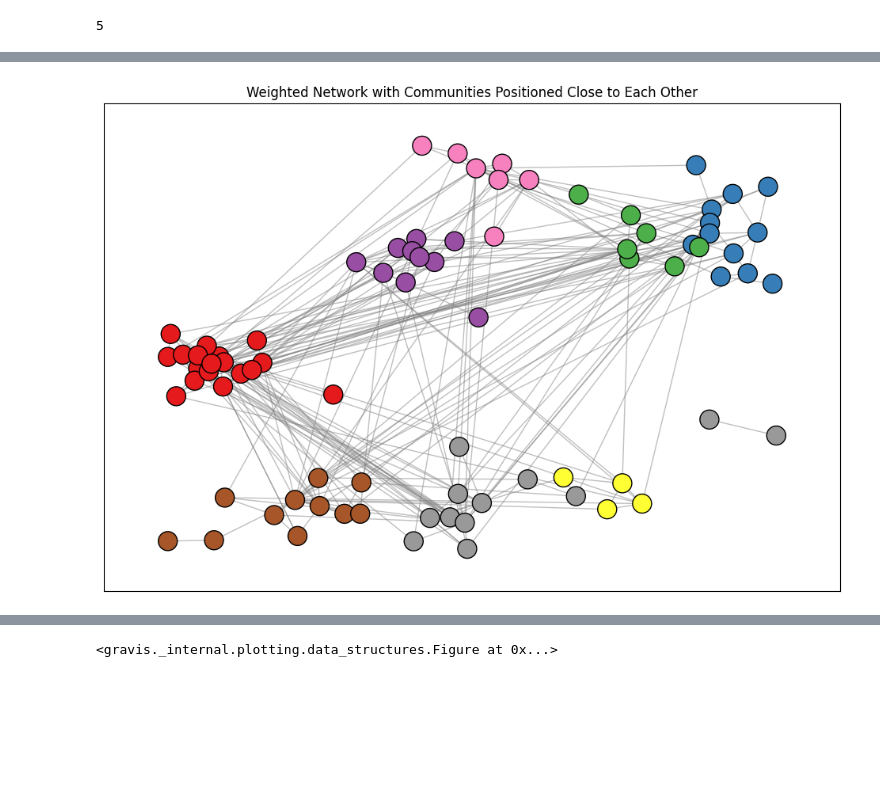
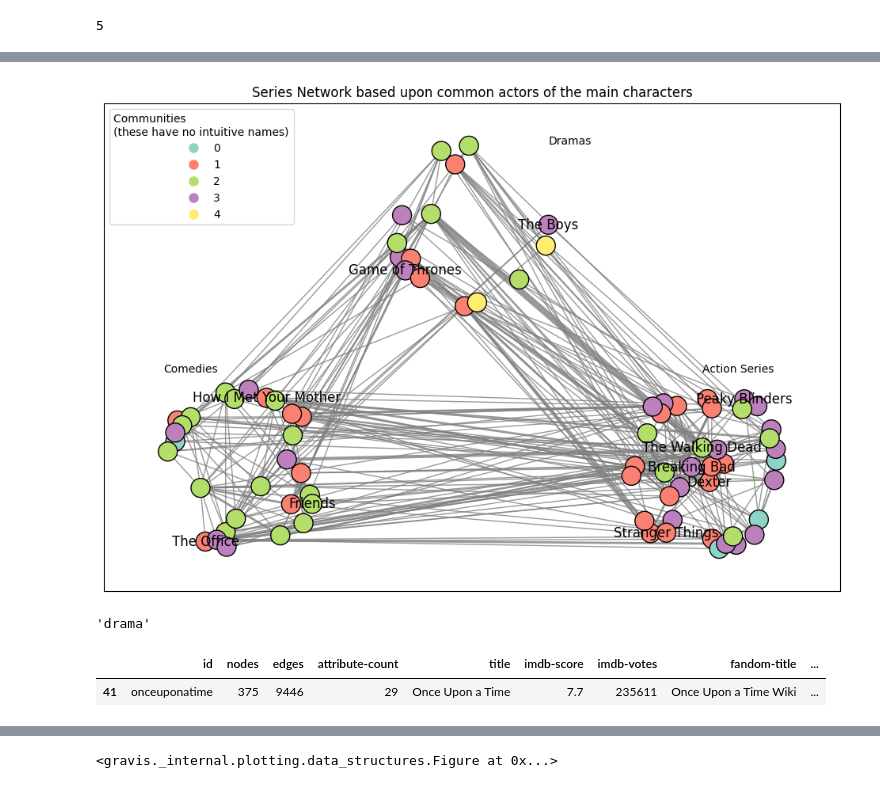
Before and after one commit to DanielBarabas/prog2_3rd_assignment_group, a Jupyter notebook: series-actor-network-cleaner.ipynb, the cells around one changed output, grey strips where cells are left out. Saved outputs shown, nothing was run; the diff lists cells and outputs as text; code cells hidden in the pictures; blank space fills up the shorter version.

Commit message:
elvileg kesz a network

```diff
--- a/series-actor-network-cleaner.ipynb
+++ b/series-actor-network-cleaner.ipynb
@@ -122,0 +139,8 @@ community_positions = {
+# %%
+community_positions = {
+    "action": (0, 0),
+    "drama": (3, -3),
+    "comedy": (-3, -3),
+    #"romance": (-3, -3),
+    #"nan": (-2, 0)
+}
@@ -122,0 +155,6 @@ community_positions = {
+# %%
+imdb_scores = dict(zip(meta["title"], meta["imdb-score"]-6.8))
+category_dict = dict(zip(meta["title"],meta["genre1"]))
+nx.set_node_attributes(weighted_graph, imdb_scores, name="imdb-score")
+nx.set_node_attributes(weighted_graph,communities,name="community")
+nx.set_node_attributes(weighted_graph,category_dict,name="genre")
@@ -122,0 +165,5 @@ community_positions = {
+# %%
+category_colors = {category: color_map(i) for i, category in enumerate(set(communities.values()))}
+legend_labels = {category: plt.Line2D([0], [0], marker='o', color='w', label=category,
+                                       markersize=10, markerfacecolor=color)
+                 for category, color in category_colors.items()}
@@ -123,17 +190,42 @@ community_positions = {
 # %%
-pos = nx.spring_layout(weighted_graph, k = 0.5,seed=42)
+pos = nx.spring_layout(weighted_graph, k = 2,seed=100)
+#pos = nx.circular_layout(weighted_graph,scale=0.5)
+edge_weights = {(u, v): d["weight"] for u, v, d in weighted_graph.edges(data=True)}
 # Plot the main graph
 plt.figure(figsize=(12, 8))
 #nx.draw(weighted_graph, pos, node_size=200, node_color=node_colors, cmap=color_map, edge_color='gray', with_labels=False)
 
 # Plot nodes for each community with custom positions
-for node, comm in communities.items():
-    if comm in community_positions:
-        pos[node] += community_positions[comm]
-nx.draw_networkx_nodes(weighted_graph, pos, node_size=300, node_color=node_colors, cmap=color_map, edgecolors='black',)
-nx.draw_networkx_edges(weighted_graph, pos, edge_color='gray', alpha=0.5)
+for node, cat in category_dict.items():
+    if (cat in community_positions) and (node in weighted_graph.nodes):
+        pos[node] += community_positions[cat]
+nx.draw_networkx_nodes(weighted_graph, pos,
+                       #node_size=[(imdb_scores[node])**2*100  for node in weighted_graph.nodes()],
+                        node_color=node_colors, cmap=color_map, edgecolors='black')
+nx.draw_networkx_labels(weighted_graph, pos,labels={node: node for node in topseries1})
+nx.draw_networkx_edges(weighted_graph, pos, edge_color='gray', alpha=0.8,
+                       width=[edge_weights[edge] for edge in weighted_graph.edges()])
 
-plt.title("Weighted Network with Communities Positioned Close to Each Other")
+plt.title("Series Network based upon common actors of the main characters")
+plt.legend(legend_labels.values(), legend_labels.keys(), title='Communities \n(these have no intuitive names)', loc='upper left')
+plt.annotate("Dramas",
+             xy = (1,1),
+             xytext=(1,1))
+plt.annotate("Comedies",
+             xy = (-4,-1.8),
+             xytext=(-4,-1.8))
+plt.annotate("Action Series",
+             xy = (3,-1.8),
+             xytext=(3,-1.8))
 plt.show()
 # %% [output]
-[figure, old version]
+[figure, new version]
+# %%
+category_dict["yellowstone"]
+# %% [output]
+'drama'
+# %%
+meta.loc[meta["genre1"] == "romance"]
+# %% [output]
+|  | id | nodes | edges | attribute-count | title | imdb-score | imdb-votes | fandom-title | ... |
+| 41 | onceuponatime | 375 | 9446 | 29 | Once Upon a Time | 7.7 | 235611 | Once Upon a Time Wiki | ... |
```
Also changed, not shown: parts of 16 cells of this notebook.
